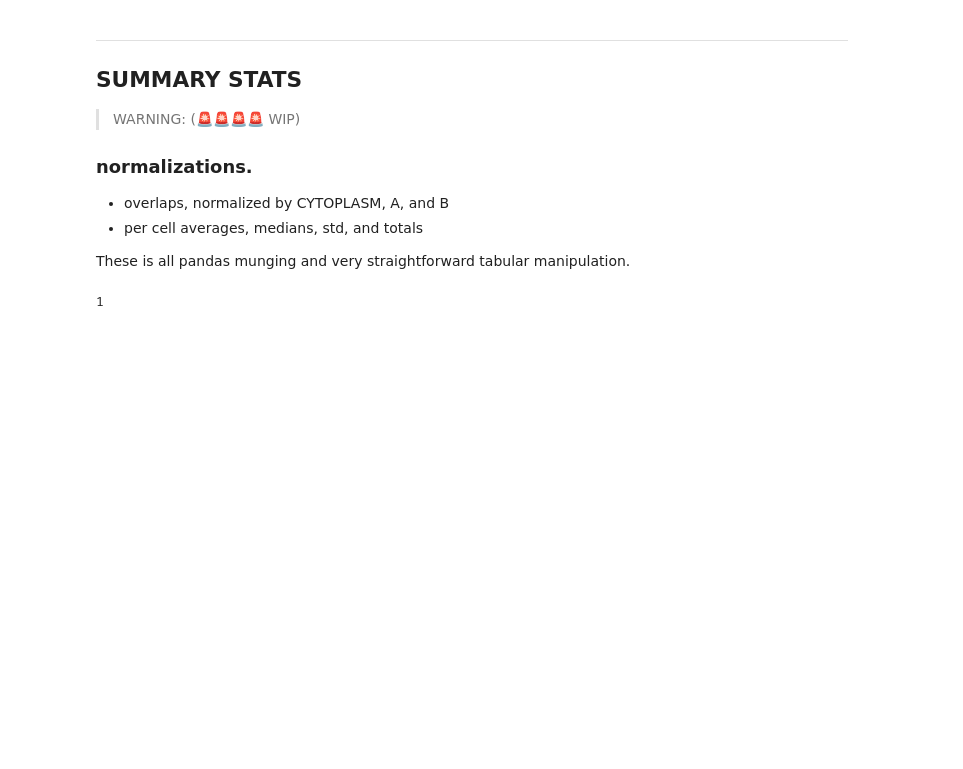
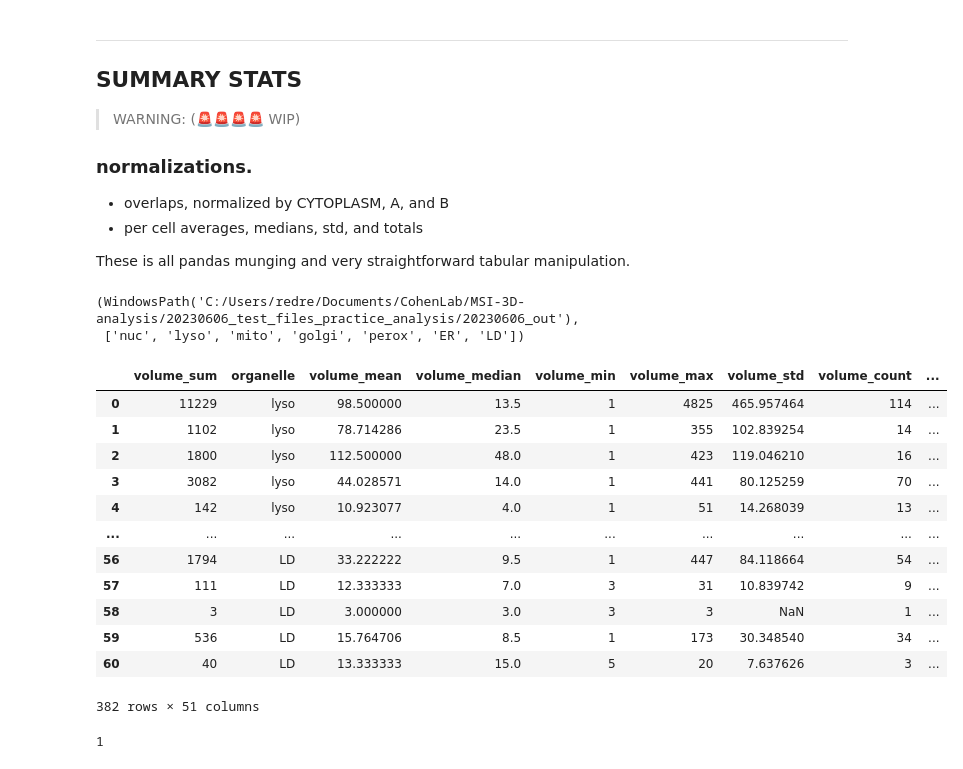
Before and after one commit to ndcn/infer-subc, a Jupyter notebook: notebooks/15_final_workflow.ipynb, the cells around one changed output. Cells and saved outputs as stored; diff of their text form; code cells hidden in the pictures; blank space fills up the shorter version.

Commit message:
New updates to stats including scale and nuc

```diff
--- a/notebooks/15_final_workflow.ipynb
+++ b/notebooks/15_final_workflow.ipynb
@@ -204,13 +265,13 @@ exploded 100.0 pct of 35 files
 
 
 # all the imaging data goes here.
-data_root_path = Path(os.path.expanduser("~")) / "Projects/Imaging/data"
+data_root_path = Path("C:/Users/redre/Documents/CohenLab/MSI-3D-analysis/20230606_test_files_practice_analysis")
 # linearly unmixed ".czi" files are here
-raw_data_path = data_root_path / "raw"
+raw_data_path = data_root_path / "test_files"
 # save output ".tiff" files here
-int_data_path = data_root_path / "out"
+int_data_path = data_root_path / "20230606_out"
 # save stats here
-out_data_path = data_root_path / "out"
+out_data_path = data_root_path / "20230606_out"
 # %%
 raw_path = raw_data_path
 int_path = int_data_path
@@ -464,7 +667,7 @@ def _summarize_organelle_stats(int_path: Union[Path,str],
         proj_stats_df = pd.DataFrame()
 
         for stats_f in stat_file_list:
-            stem = stats_f.stem.split("-")[0]
+            stem = stats_f.stem.split("-")[0] + "-" + stats_f.stem.split("-")[1]
             # stats load the csv
             stats = load_stats_csv(out_path,stem, target)
             # projection stats
@@ -497,17 +735,40 @@ def _summarize_organelle_stats(int_path: Union[Path,str],
+# %%
+int_path, organelle_names
+# %% [output]
+(WindowsPath('C:/Users/redre/Documents/CohenLab/MSI-3D-analysis/20230606_test_files_practice_analysis/20230606_out'),
+ ['nuc', 'lyso', 'mito', 'golgi', 'perox', 'ER', 'LD'])
 # %%
+
 from infer_subc.utils.stats_helpers import summarize_organelle_stats, dump_organelle_summary_tables
 
 # all the imaging data goes here.
-data_root_path = Path(os.path.expanduser("~")) / "Projects/Imaging/data"
+data_root_path = Path("C:/Users/redre/Documents/CohenLab/MSI-3D-analysis/20230606_test_files_practice_analysis")
 # linearly unmixed ".czi" files are here
-raw_data_path = data_root_path / "raw"
+raw_data_path = data_root_path / "test_files"
 # save output ".tiff" files here could be different than out
-int_data_path = data_root_path / "out"
+int_data_path = data_root_path / "20230606_out"
 # save stats here
-out_data_path = data_root_path / "out"
+out_data_path = data_root_path / "20230606_out"
 
+#Creates a summary of the data and combines/concatenates them into the corresponding pandas tables
 
-all_stats_df, all_proj_stats_df, all_cross_stats_df = summarize_organelle_stats( int_path, organelle_names )
+all_stats_df, all_proj_stats_df, all_cross_stats_df = _summarize_organelle_stats( int_path, organelle_names )
+# %%
+all_cross_stats_df
+# %% [output]
+|  | volume_sum | organelle | volume_mean | volume_median | volume_min | volume_max | volume_std | volume_count | ... |
+| 0 | 11229 | lyso | 98.500000 | 13.5 | 1 | 4825 | 465.957464 | 114 | ... |
+| 1 | 1102 | lyso | 78.714286 | 23.5 | 1 | 355 | 102.839254 | 14 | ... |
+| 2 | 1800 | lyso | 112.500000 | 48.0 | 1 | 423 | 119.046210 | 16 | ... |
+| 3 | 3082 | lyso | 44.028571 | 14.0 | 1 | 441 | 80.125259 | 70 | ... |
+| 4 | 142 | lyso | 10.923077 | 4.0 | 1 | 51 | 14.268039 | 13 | ... |
+| ... | ... | ... | ... | ... | ... | ... | ... | ... | ... |
+| 56 | 1794 | LD | 33.222222 | 9.5 | 1 | 447 | 84.118664 | 54 | ... |
+| 57 | 111 | LD | 12.333333 | 7.0 | 3 | 31 | 10.839742 | 9 | ... |
+| 58 | 3 | LD | 3.000000 | 3.0 | 3 | 3 | NaN | 1 | ... |
+| 59 | 536 | LD | 15.764706 | 8.5 | 1 | 173 | 30.348540 | 34 | ... |
+| 60 | 40 | LD | 13.333333 | 15.0 | 5 | 20 | 7.637626 | 3 | ... |
+382 rows × 51 columns
 # %%
 def _dump_organelle_summary_tables(
                     int_path: Union[Path,str],
```
Also changed, not shown: parts of 29 cells of this notebook, 6 other files.
